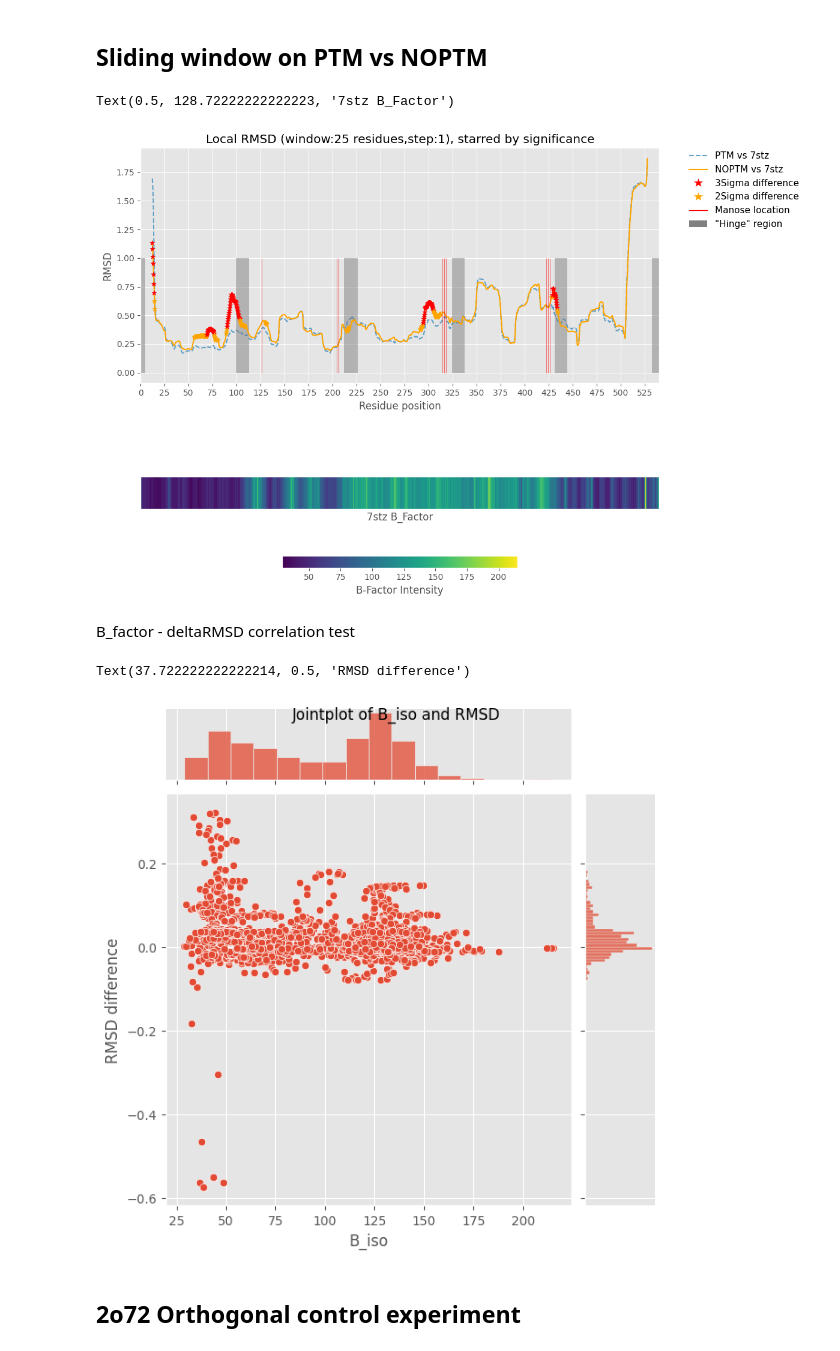
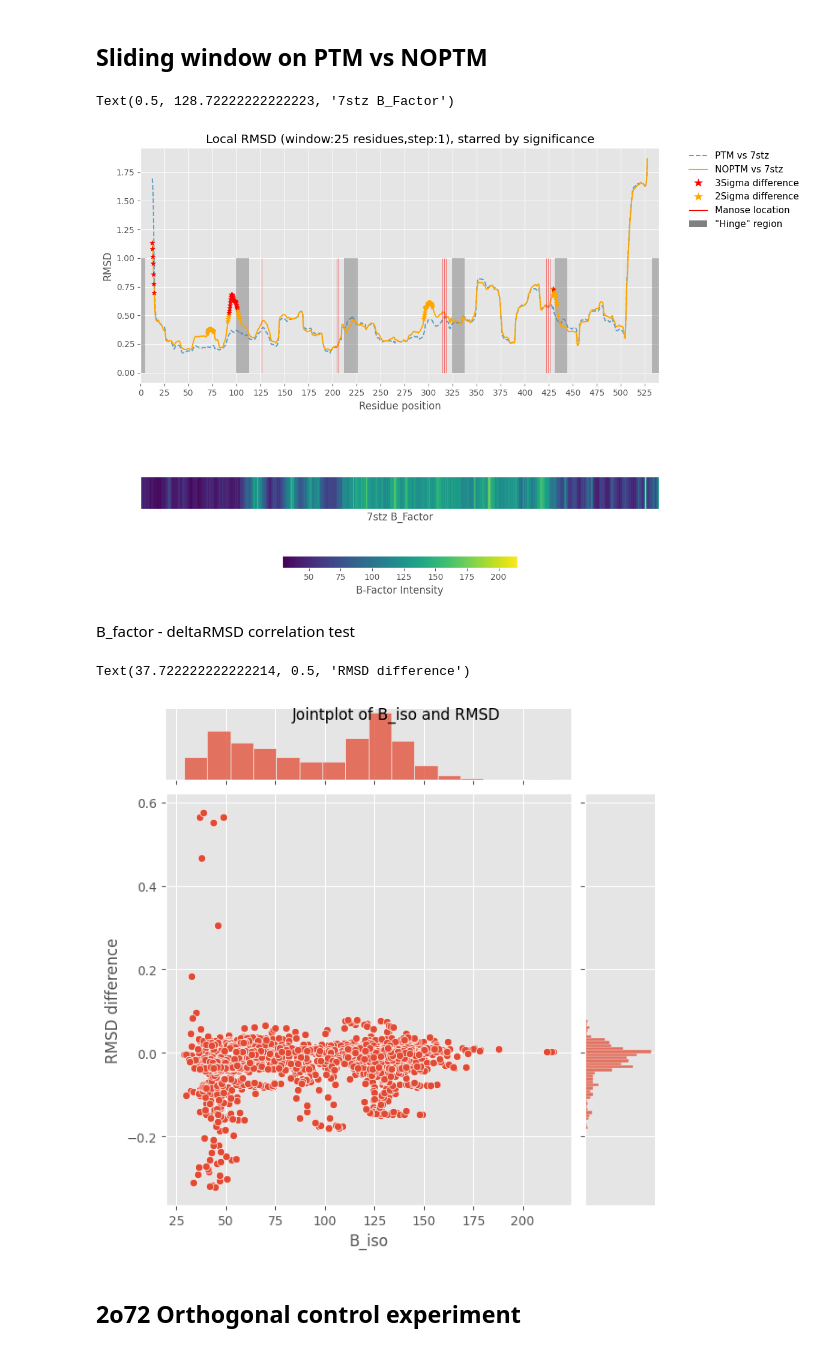
Before and after one commit to LaCava-Lab/AF_Allostery_Analysis, a Jupyter notebook: Methods_notebooks/3.SW_Experiments.ipynb, the cells around one changed output. Drawn from its saved outputs; the diff is of its cells as text; code cells hidden in the pictures.

Commit message:
Refactoring significance to using functions

```diff
--- a/Methods_notebooks/3.SW_Experiments.ipynb
+++ b/Methods_notebooks/3.SW_Experiments.ipynb
@@ -36,6 +36,8 @@ win = 25*len(atomlist)
 x1,y1,pLDDTs1 = local_rmsd_plotter(ptm_df,crystal_df,stepsize=1,win_size=win)
 x2,y2,pLDDTs2 = local_rmsd_plotter(noptm_df,crystal_df,stepsize=1,win_size=win)
 
+colorlist = get_significance(y1,y2)
+
 plt.style.use('ggplot')
 
 fig, (ax,ax2) = plt.subplots(nrows=2, sharex=False,figsize=(12,8))
@@ -43,7 +45,7 @@ fig, (ax,ax2) = plt.subplots(nrows=2, sharex=False,figsize=(12,8))
 ax.plot(array(x1)/len(atomlist),y1,zorder=1,color='#60a0c6',linestyle="dashed")
 ax.plot(array(x2)/len(atomlist),y2,zorder=2,color='orange')
 #ax.scatter(array(x1)/len(atomlist),y1,color=get_significance(x1,y1,y2),marker="*",alpha=[0 if i> sig3 or i< -sig3 else 0 if i> sig2 or i< -sig2 else 0 for i in data],zorder=3)
-ax.scatter(array(x1)/len(atomlist),y2,color=get_significance(x1,y1,y2),marker="*",alpha=[1 if i== "red" else 1 if i== "orange" else 0 for i in get_significance(x1,y1,y2)],zorder=4)
+ax.scatter(array(x1)/len(atomlist),y2,color=colorlist,marker="*",alpha=[1 if i== "red" else 1 if i== "orange" else 0 for i in colorlist],zorder=4)
 
 ax.vlines(array([126, 204,206, 314, 316, 318,422,424,426]),0,1,alpha=.5,colors="red",label="Manose binding residues",linewidth=.8)
 
@@ -84,21 +86,22 @@ ax2.set_xticks([])
 ax2.set_xlabel("7stz B_Factor")
 # %% [output]
 Text(0.5, 128.72222222222223, '7stz B_Factor')
-[figure, old version]
+[figure, new version]
 # %% [markdown]
 B_factor - deltaRMSD correlation test
 # %%
 B_iso = list(crystal_df["B_iso_or_equiv"].astype(float))[37:-37]
 #plt.suptitle("Delta rmsd (ptm-noptm) vs B_iso_or equiv")
 #plt.title(f"pearsonr = {pearsonr(B_iso,data).statistic}")
 #plt.scatter(x=data,y=B_iso,marker=".")
+data = array(y1)-array(y2)
 sns.jointplot(x= B_iso,y= data)
 plt.suptitle("Jointplot of B_iso and RMSD")
 plt.xlabel("B_iso")
 plt.ylabel("RMSD difference")
 # %% [output]
 Text(37.722222222222214, 0.5, 'RMSD difference')
-[figure, old version]
+[figure, new version]
 # %% [markdown]
 ## 2o72 Orthogonal control experiment
 # %%
```
Also changed, not shown: parts of 2 cells of this notebook, 25 other files.
